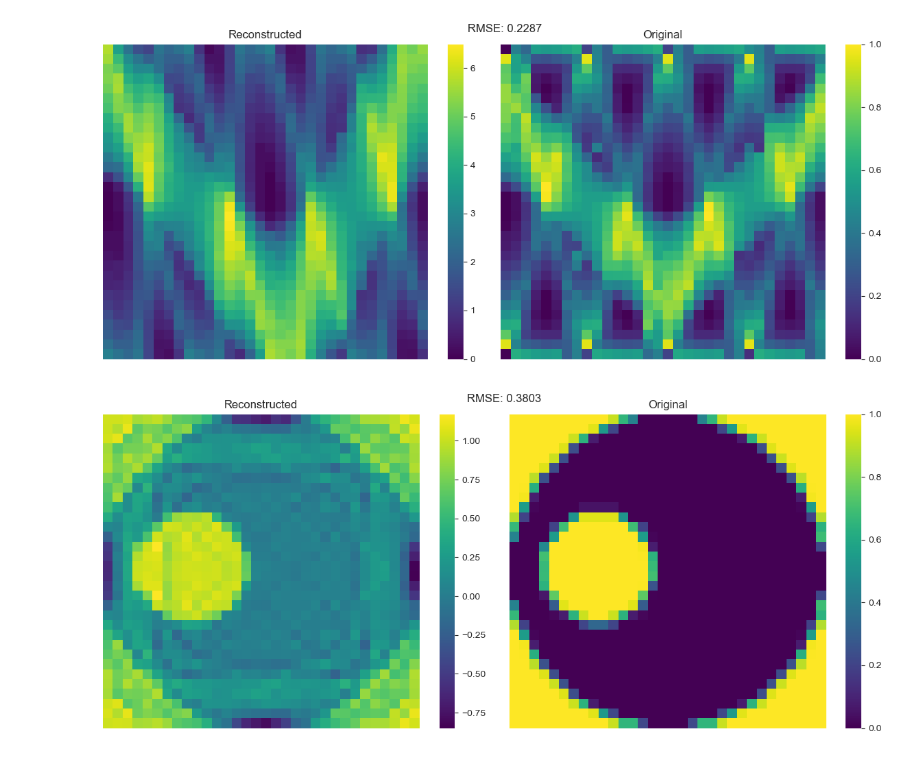
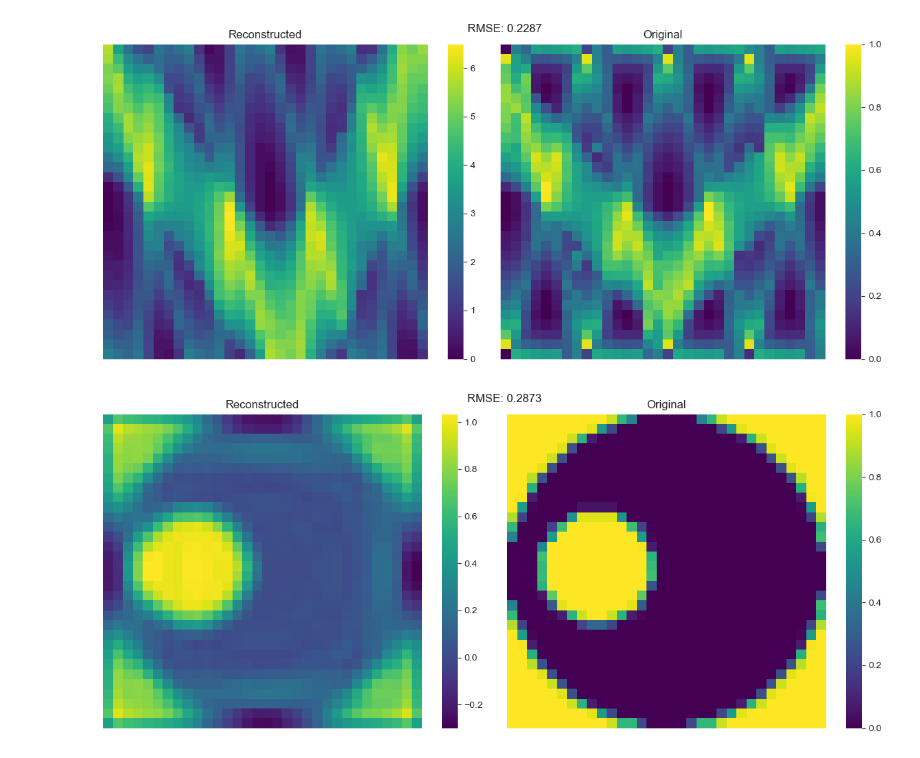
Before and after one commit to aakashks/CT-Reconstruction-2D, a Jupyter notebook: test_notebooks/test_balanced_data.ipynb, the cells around one changed output. Drawn from its saved outputs; the diff is of its cells as text; code cells hidden in the pictures.

```diff
--- a/test_notebooks/test_balanced_data.ipynb
+++ b/test_notebooks/test_balanced_data.ipynb
@@ -33,7 +33,7 @@ d.shape
 # %% [output]
 (1024,)
 # %%
-recon = Reconstruction(**params)
+recon = Reconstruction(num_iterations=300, **params)
 recon.A.shape
 # %% [output]
 Matrix has shape = (1024, 1024)
@@ -57,6 +57,6 @@ plot_images(d_recon.reshape(32, 32), d.reshape(32, 32))
 [figure]
 # %%
 x_recon_img = recon.solve(d_recon)
-plot_images(x_recon_img, phantom_img)
+plot_images(convolute(x_recon_img), phantom_img)
 # %% [output]
-[figure, old version]
+[figure, new version]
```
Also changed, not shown: parts of 2 cells of this notebook, 1 other file.
